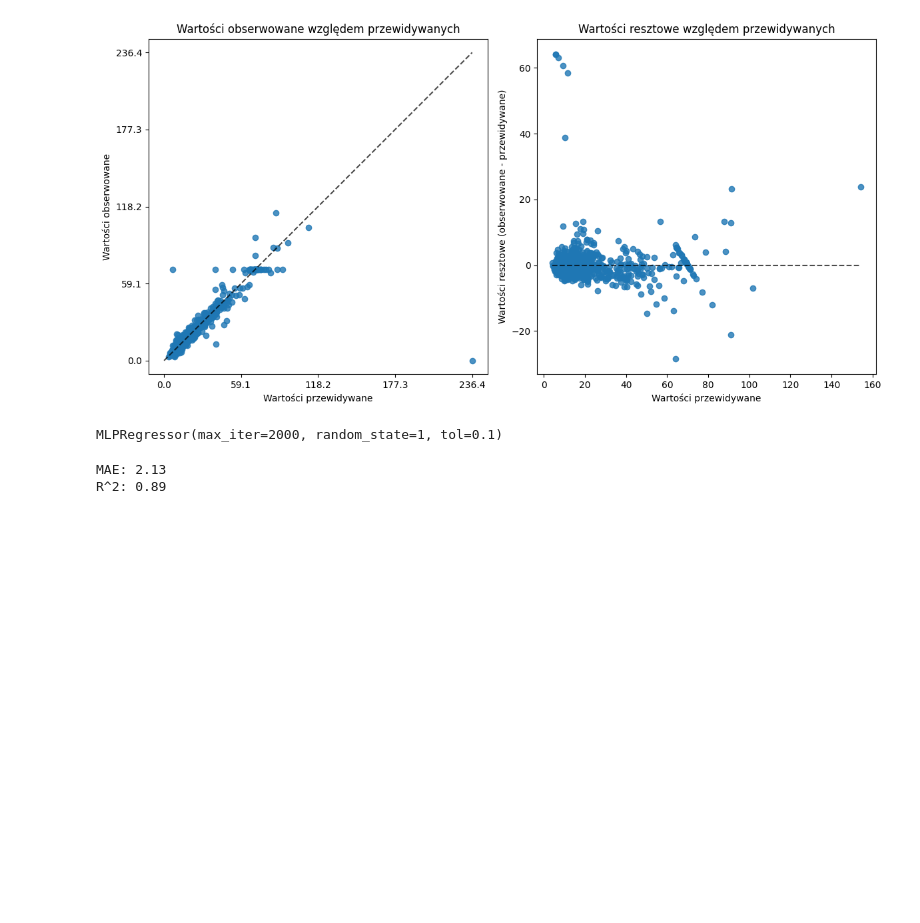
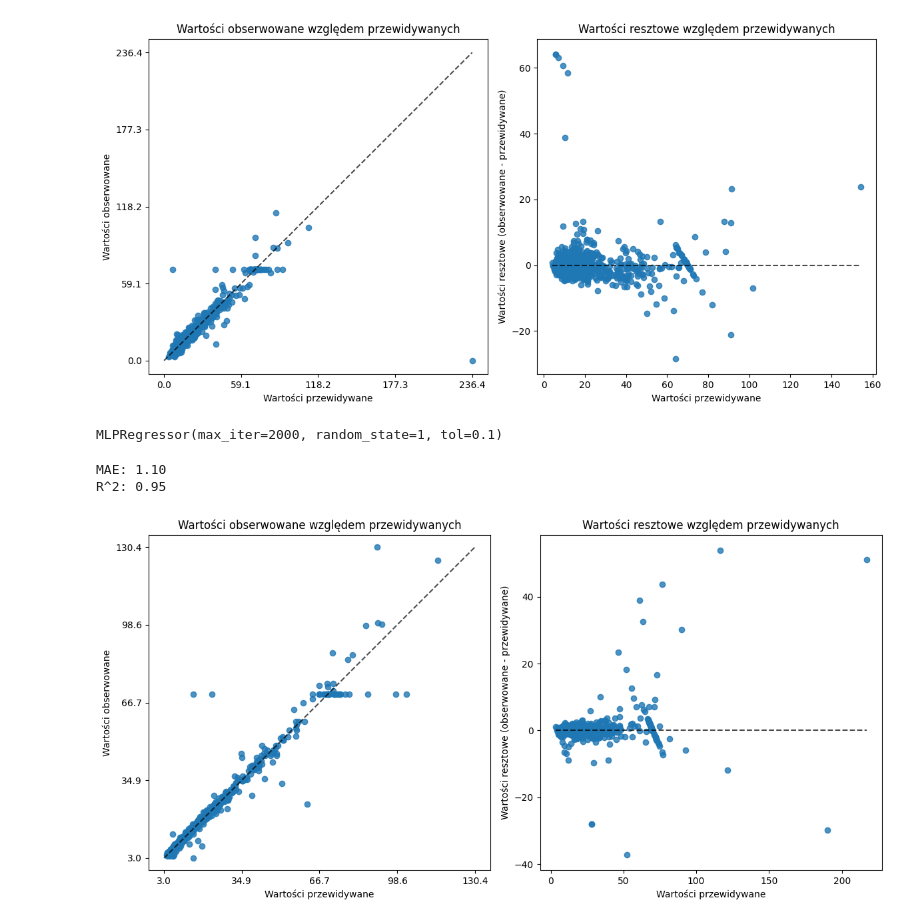
Before and after one commit to piotrkoz00/ds360-task-pmk, a Jupyter notebook: PMK_analiza_NYC.ipynb, the cells around one changed output. Saved outputs shown, nothing was run; the diff lists cells and outputs as text; code cells hidden in the pictures; blank space fills up the shorter version.

```diff
--- a/PMK_analiza_NYC.ipynb
+++ b/PMK_analiza_NYC.ipynb
@@ -547,13 +557,14 @@ plt.show()
 [figure]
 # %%
 df_encoded = pd.get_dummies(df, columns=['VendorName'], drop_first=True)
-ext_features = features + ['VendorName_CMT', 'VendorName_MT']
+ext_features = features + ['seconds_between_dates', 'VendorName_CMT', 'VendorName_MT']
 # %%
 # Podział danych
 ext_X = df_encoded[ext_features]
 ext_y = df_encoded[target]
 ext_X_train, ext_X_test, ext_y_train, ext_y_test = train_test_split(ext_X, ext_y, test_size=0.2, random_state=42)
 # %%
+scaler = StandardScaler()
 ext_X_train_scaled = scaler.fit_transform(ext_X_train)
 ext_X_test_scaled = scaler.transform(ext_X_test)
 # %%
@@ -572,5 +583,19 @@ ext_mlp_r2 = r2_score(ext_y_test, ext_mlp_y_pred)
 print(f"MAE: {ext_mlp_mae:.2f}")
 print(f"R^2: {ext_mlp_r2:.2f}")
 # %% [output]
-MAE: 2.13
-R^2: 0.89
+MAE: 1.10
+R^2: 0.95
+# %%
+fig, axes = plt.subplots(ncols=2, figsize=(12, 6))
+PredictionErrorDisplay.from_predictions(y_true=ext_y_test, y_pred=ext_mlp_y_pred, kind='actual_vs_predicted', ax=axes[0])
+axes[0].set_title("Wartości obserwowane względem przewidywanych")
+axes[0].set_xlabel("Wartości przewidywane")
+axes[0].set_ylabel("Wartości obserwowane")
+PredictionErrorDisplay.from_predictions(y_true=ext_y_test, y_pred=ext_mlp_y_pred, ax=axes[1])
+axes[1].set_title("Wartości resztowe względem przewidywanych")
+axes[1].set_xlabel("Wartości przewidywane")
+axes[1].set_ylabel("Wartości resztowe (obserwowane - przewidywane)")
+plt.tight_layout()
+plt.show()
+# %% [output]
+[figure, added]
```
Also changed, not shown: parts of 11 cells of this notebook, 2 other files.
